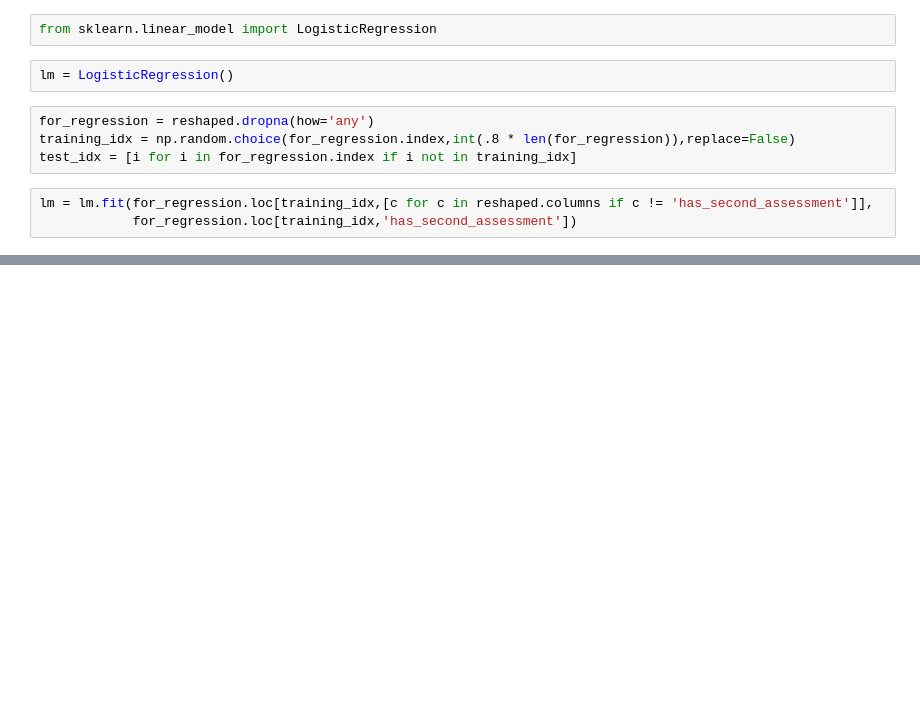
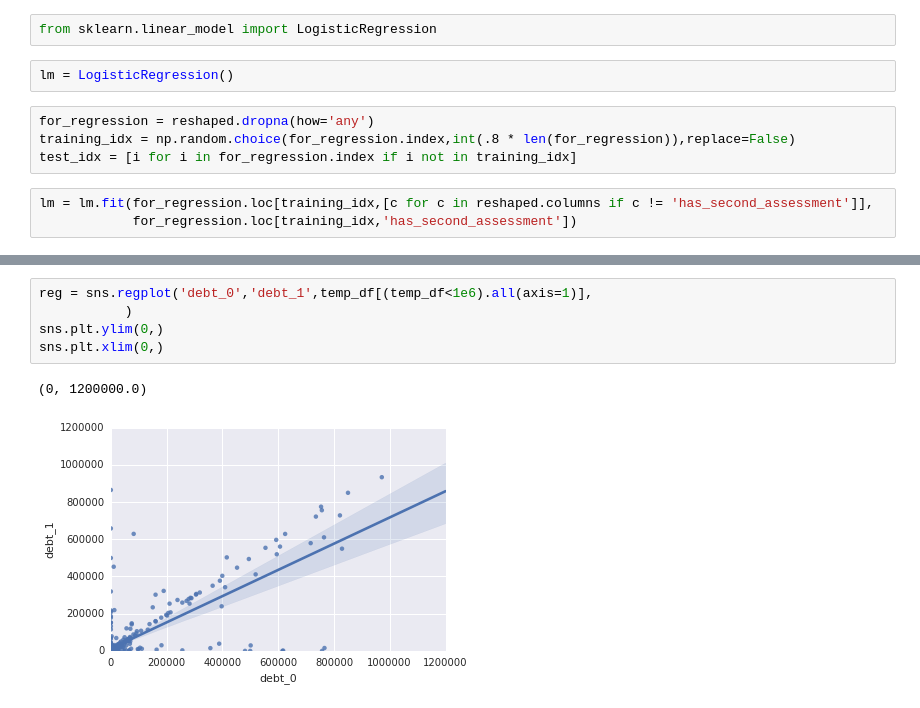
Before and after one commit to DataKind-SF/datadive_201503_mission-economic-development-agency, a Jupyter notebook: ipython_notebooks/FinCap Outcomes.ipynb, the cells around one changed output, grey strips where cells are left out. Saved outputs shown, nothing was run; the diff lists cells and outputs as text; blank space fills up the shorter version.

```diff
--- a/ipython_notebooks/FinCap Outcomes.ipynb
+++ b/ipython_notebooks/FinCap Outcomes.ipynb
@@ -153,0 +344,8 @@ def aggregate_assessments(df):
+# %%
+reg = sns.regplot('debt_0','debt_1',temp_df[(temp_df<1e6).all(axis=1)],
+           )
+sns.plt.ylim(0,)
+sns.plt.xlim(0,)
+# %% [output]
+(0, 1200000.0)
+[figure, added]
```
Also changed, not shown: parts of 49 cells of this notebook.
